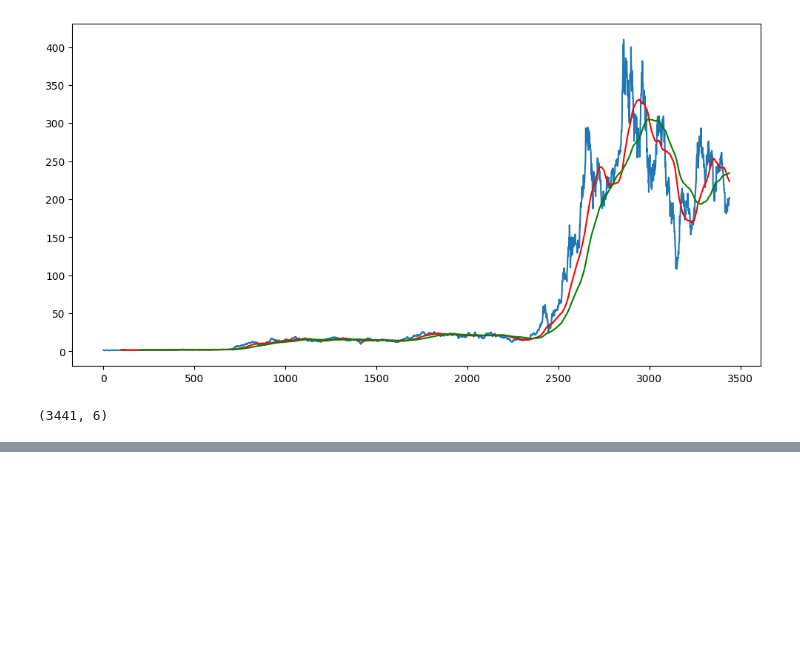
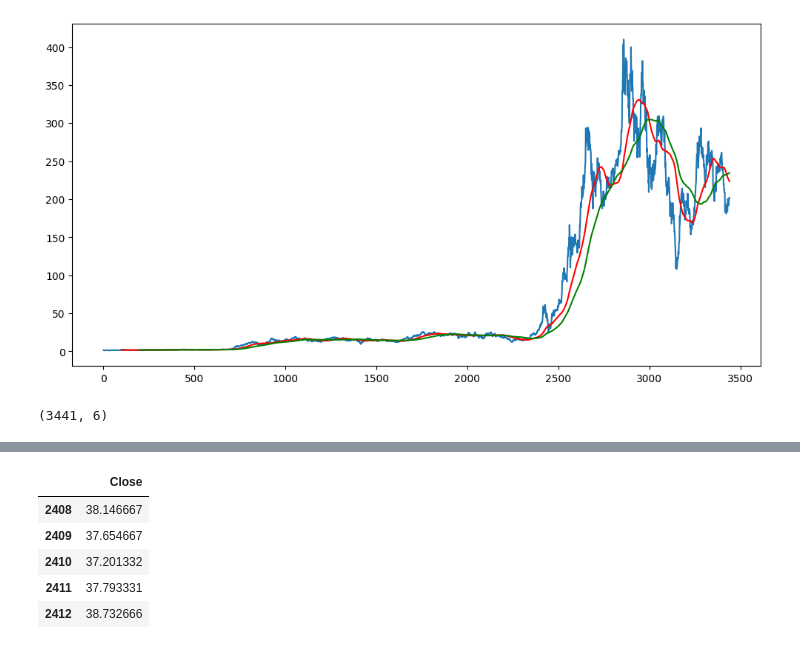
Before and after one commit to NolanMM/Notebook-Practice-NolanM, a Jupyter notebook: Stock Trend Prediction Streamlit/LSTM Model Pandas.ipynb, the cells around one changed output, grey strips where cells are left out. Cells and saved outputs as stored; diff of their text form; code cells hidden in the pictures; blank space fills up the shorter version.

```diff
--- a/Stock Trend Prediction Streamlit/LSTM Model Pandas.ipynb
+++ b/Stock Trend Prediction Streamlit/LSTM Model Pandas.ipynb
@@ -164,0 +255,9 @@ data_training_transform = scaler.fir_transform(data_training)
+# %%
+data_validating.head()
+# %% [output]
+|  | Close |
+| 2408 | 38.146667 |
+| 2409 | 37.654667 |
+| 2410 | 37.201332 |
+| 2411 | 37.793331 |
+| 2412 | 38.732666 |
```
Also changed, not shown: parts of 27 cells of this notebook, 5 other files.
